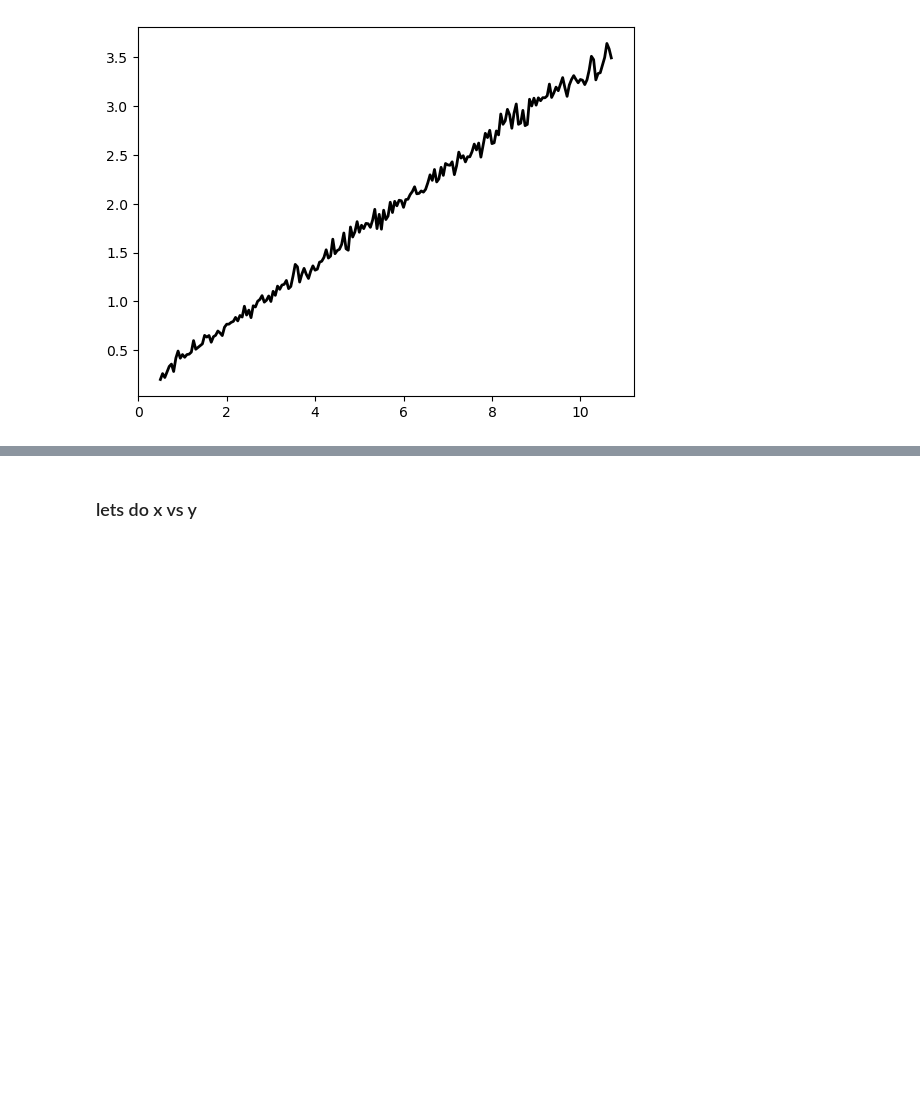
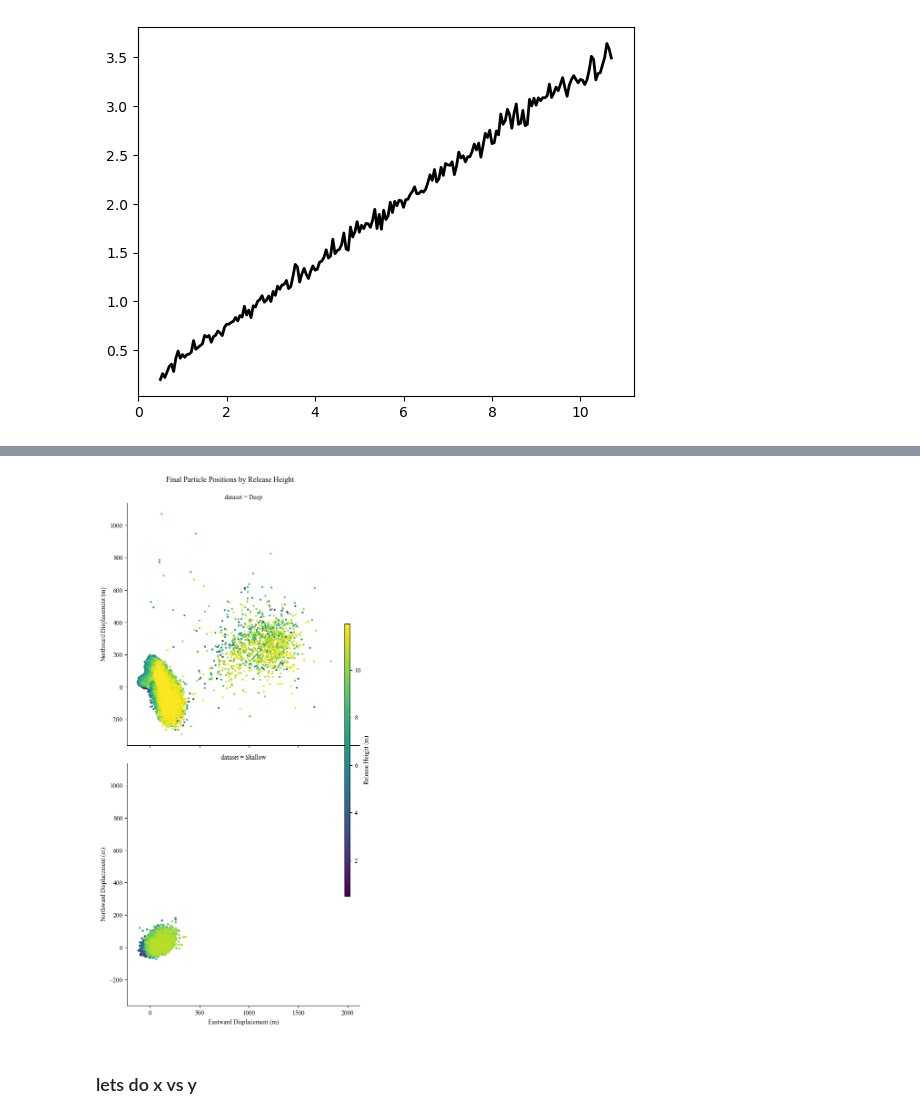
Before and after one commit to jj-franks/Dispersal-Model, a Jupyter notebook: Models/Model-GRADY.ipynb, the cells around one changed output, grey strips where cells are left out. Drawn from its saved outputs; the diff is of its cells as text; code cells hidden in the pictures; blank space fills up the shorter version.

```diff
--- a/Models/Model-GRADY.ipynb
+++ b/Models/Model-GRADY.ipynb
@@ -638,3 +647,61 @@ plt.show()
+# %%
+import pandas as pd
+import seaborn as sns
+import matplotlib.pyplot as plt
+plt.rcParams["font.family"] = "Times New Roman"
+
+
+# Load both datasets
+shallow = pd.read_csv("shallow_results.csv")
+deep = pd.read_csv("deep_results.csv")
+
+# Add a column to label dataset source
+shallow["dataset"] = "Shallow"
+deep["dataset"] = "Deep"
+
+# Combine into one DataFrame
+df = pd.concat([deep, shallow], ignore_index=True)
+
+#  consistent color scaling across both datasets
+vmin = df["release_h"].min()
+vmax = df["release_h"].max()
+
+# Create FacetGrid (one column per dataset)
+g = sns.FacetGrid(df, row="dataset", sharex=True, sharey=True, height=6, aspect=1, legend_out=False)
+
+# Map each facet
+g.map_dataframe(
+    sns.scatterplot,
+    x="x",
+    y="y",
+    hue="release_h",
+    palette="viridis",     # or 'turbo' for even brighter colors
+    s=10,
+    alpha=1.0,             # full opacity
+    edgecolor=None,        # removes white outline around points
+    linewidth=0
+)
+
+# colorbar
+for ax in g.axes.flat:
+    # Only remove a legend if it exists (some seaborn versions may not create one)
+    if ax.get_legend() is not None:
+        ax.get_legend().remove()
+    ax.set_xlabel("Eastward Displacement (m)")
+    ax.set_ylabel("Northward Displacement (m)")
+
+# colorbar
+cbar_ax = g.fig.add_axes([0.92, 0.25, 0.02, 0.5])  # position: [left, bottom, width, height]
+norm = plt.Normalize(vmin=vmin, vmax=vmax)
+sm = plt.cm.ScalarMappable(cmap="viridis", norm=norm)
+cbar = g.fig.colorbar(sm, cax=cbar_ax)
+cbar.set_label("Release Height (m)")
+
+g.fig.suptitle("Final Particle Positions by Release Height", y=1.02)
+plt.savefig("figures/displacementVSrelease-faceted.png", dpi=300, bbox_inches="tight")
+plt.show()
+# %% [output]
+[figure, added]
 # %% [markdown]
 ### lets do x vs y
 # %%
```
Also changed, not shown: parts of 4 cells of this notebook, 9 other files.
